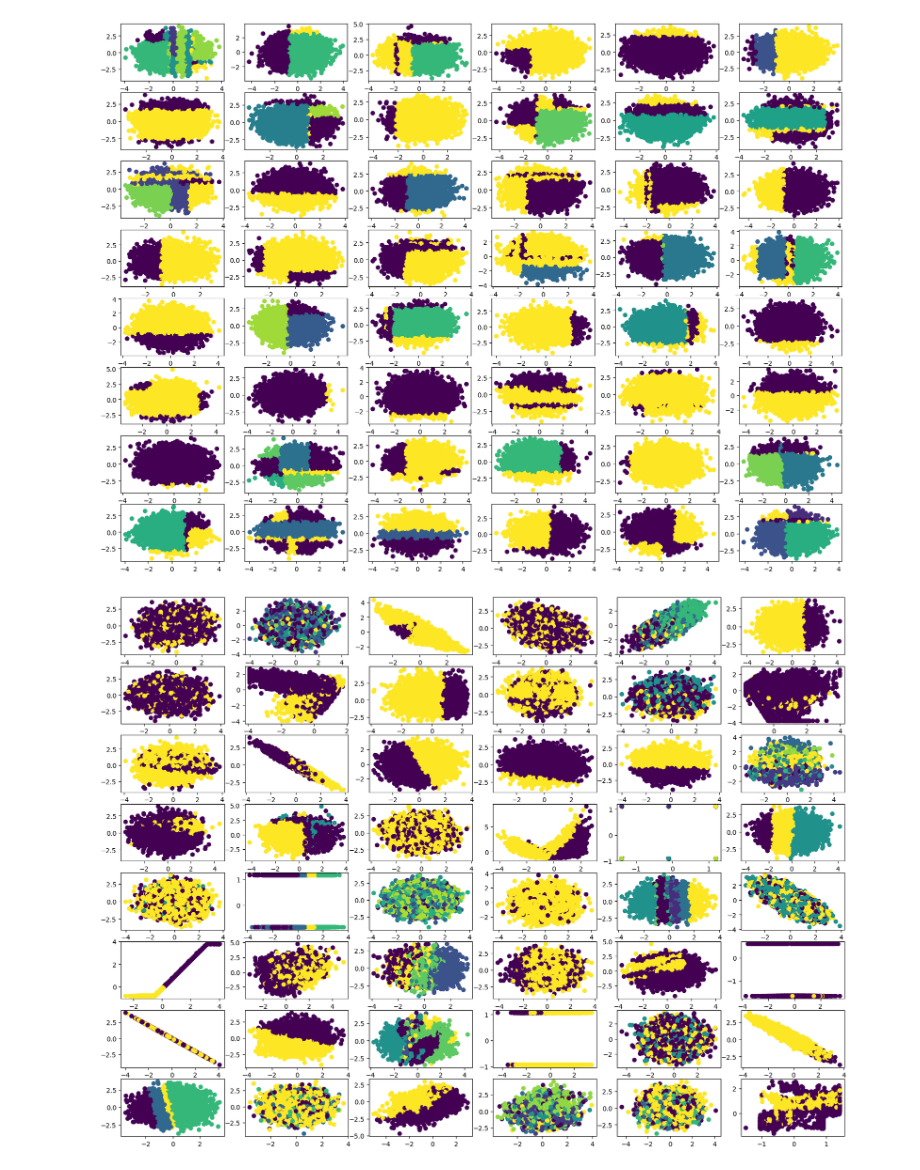
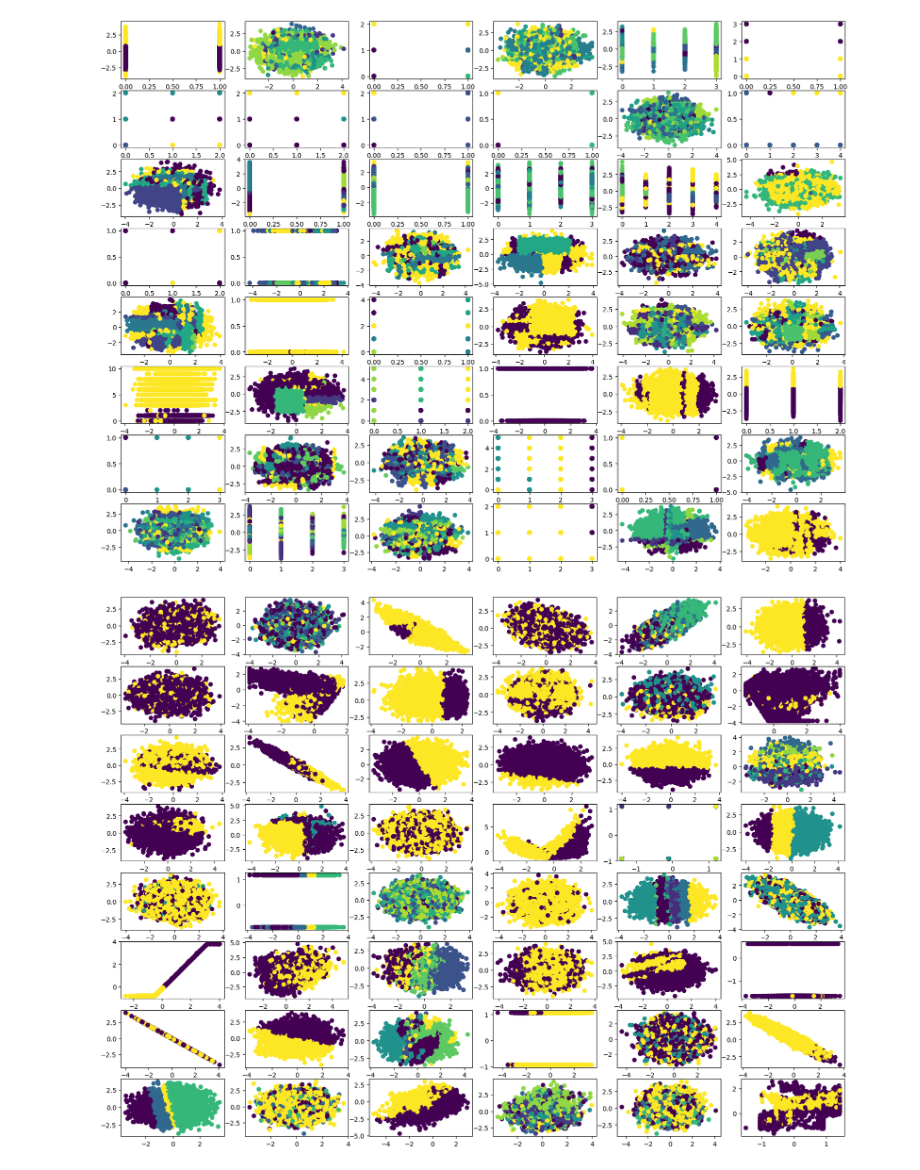
Before and after one commit to FelixdenBreejen/TabForestPFN, a Jupyter notebook: tabularbench/data/synthetic_generators_showcase.ipynb, the cells around one changed output. Cells and saved outputs as stored; diff of their text form; code cells hidden in the pictures.

Commit message:
Rewritten synthetic forest generator

```diff
--- a/tabularbench/data/synthetic_generators_showcase.ipynb
+++ b/tabularbench/data/synthetic_generators_showcase.ipynb
@@ -4,16 +4,16 @@
 # %%
 from tabularbench.data.synthetic_generator_forest import synthetic_dataset_generator_forest, synthetic_dataset_function_forest
 import numpy as np
 import matplotlib.pyplot as plt
 
 fig, axes = plt.subplots(8, 6, figsize=(20, 15))
 
 for ax in axes.flatten():
-    x2, b = synthetic_dataset_function_forest(base_size=1000, min_features=2, max_features=2, min_depth=1, max_depth=5, categorical_x=False)
+    x2, b = synthetic_dataset_function_forest(base_size=1000, min_features=2, max_features=2, min_depth=1, max_depth=25, categorical_x=True)
     i1, i2 = np.random.choice(x2.shape[1], size=(2,), replace=False)
     ax.scatter(x2[:, i1], x2[:, i2], c=b)
 # %% [output]
-[figure, old version]
+[figure, new version]
 # %%
 from tabularbench.data.synthetic_generator_tabpfn import synthetic_dataset_generator_tabpfn
 
```
Also changed, not shown: 2 other files.
